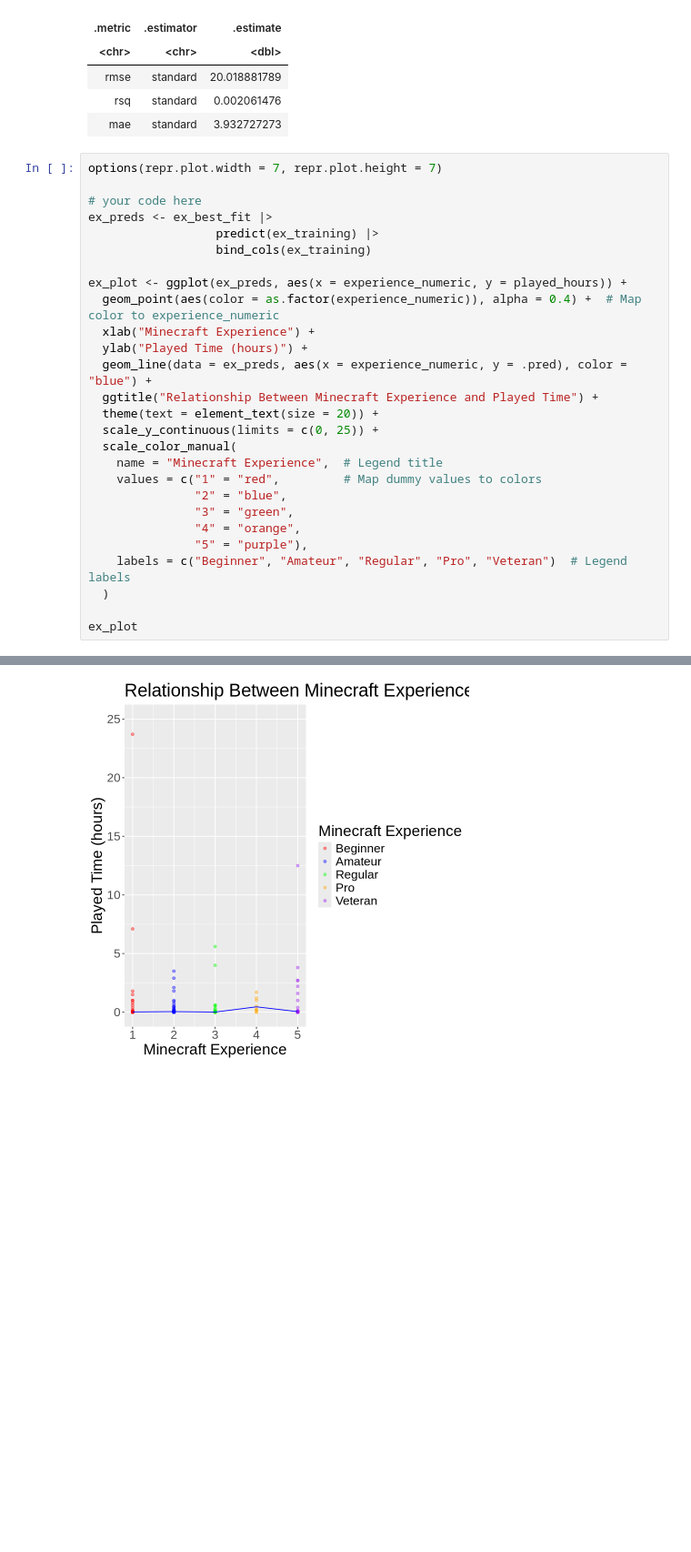
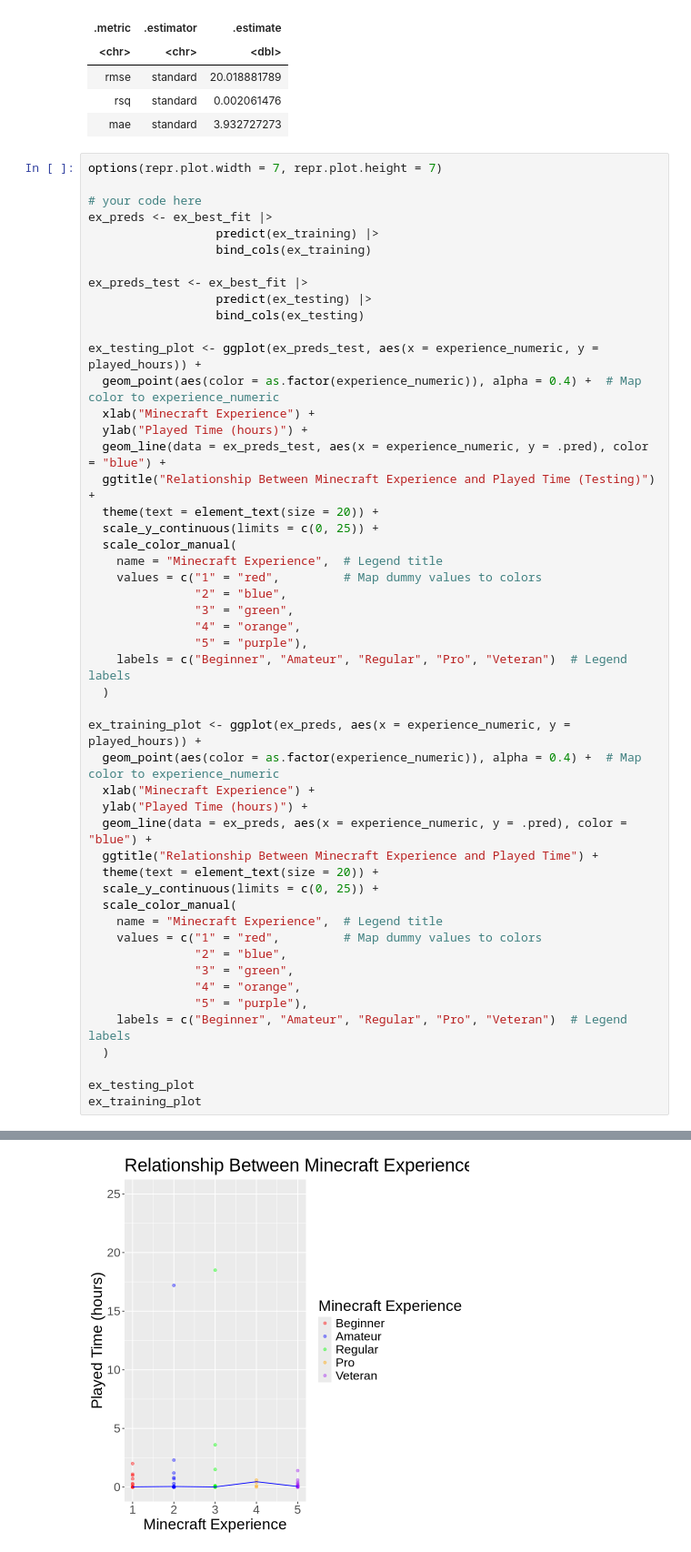
Before and after one commit to Kablosion/DSCI-100-Project, a Jupyter notebook: main_project.ipynb, the cells around one changed output, grey strips where cells are left out. Shown at 91% size. Drawn from its saved outputs; the diff is of its cells as text; blank space fills up the shorter version.

Commit message:
experience knn regression testing

```diff
--- a/main_project.ipynb
+++ b/main_project.ipynb
@@ -335,7 +335,29 @@ ex_preds <- ex_best_fit |>
                   predict(ex_training) |>
                   bind_cols(ex_training)
 
-ex_plot <- ggplot(ex_preds, aes(x = experience_numeric, y = played_hours)) +
+ex_preds_test <- ex_best_fit |>
+                  predict(ex_testing) |>
+                  bind_cols(ex_testing)
+
+ex_testing_plot <- ggplot(ex_preds_test, aes(x = experience_numeric, y = played_hours)) +
+  geom_point(aes(color = as.factor(experience_numeric)), alpha = 0.4) +  # Map color to experience_numeric
+  xlab("Minecraft Experience") +
+  ylab("Played Time (hours)") +
+  geom_line(data = ex_preds_test, aes(x = experience_numeric, y = .pred), color = "blue") +
+  ggtitle("Relationship Between Minecraft Experience and Played Time (Testing)") +
+  theme(text = element_text(size = 20)) +
+  scale_y_continuous(limits = c(0, 25)) +
+  scale_color_manual(
+    name = "Minecraft Experience",  # Legend title
+    values = c("1" = "red",         # Map dummy values to colors
+               "2" = "blue",
+               "3" = "green",
+               "4" = "orange",
+               "5" = "purple"),
+    labels = c("Beginner", "Amateur", "Regular", "Pro", "Veteran")  # Legend labels
+  )
+
+ex_training_plot <- ggplot(ex_preds, aes(x = experience_numeric, y = played_hours)) +
   geom_point(aes(color = as.factor(experience_numeric)), alpha = 0.4) +  # Map color to experience_numeric
   xlab("Minecraft Experience") +
   ylab("Played Time (hours)") +
@@ -353,5 +375,6 @@ ex_plot <- ggplot(ex_preds, aes(x = experience_numeric, y = played_hours)) +
     labels = c("Beginner", "Amateur", "Regular", "Pro", "Veteran")  # Legend labels
   )
 
-ex_plot
+ex_testing_plot
+ex_training_plot
 # %% [output]
@@ -358,4 +384,4 @@ ex_plot
 Warning message:
 “Removed 7 rows containing missing values or values outside the scale range
 (`geom_point()`).”
-[figure, old version]
+[figure, new version]
```
Also changed, not shown: parts of 1 cell of this notebook.
